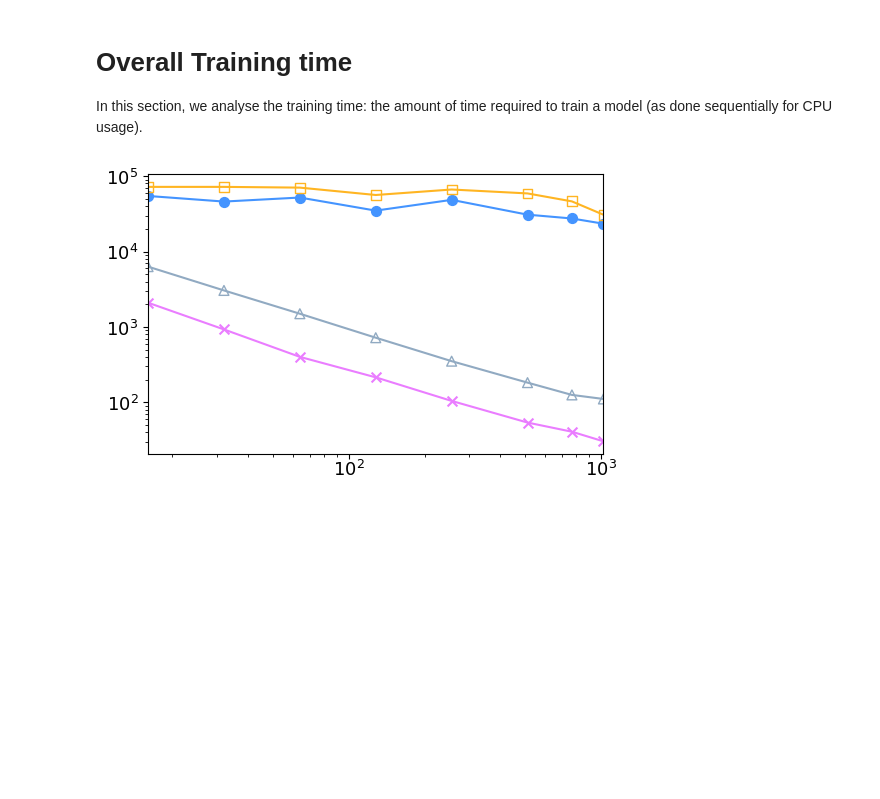
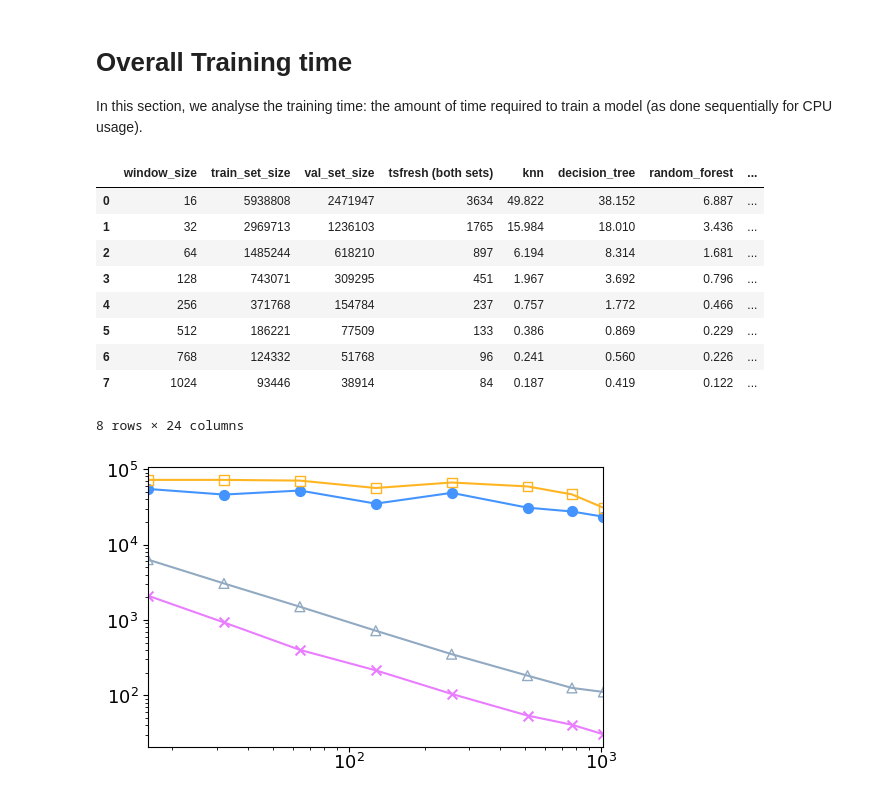
Before and after one commit to boniolp/MSAD, a Jupyter notebook: experiments/execution_time_analysis/execution_time_evaluation.ipynb, the cells around one changed output. Drawn from its saved outputs; the diff is of its cells as text; code cells hidden in the pictures; blank space fills up the shorter version.

```diff
--- a/experiments/execution_time_analysis/execution_time_evaluation.ipynb
+++ b/experiments/execution_time_analysis/execution_time_evaluation.ipynb
@@ -394,6 +396,21 @@ plt.show()
 # Overall Training time
 
 In this section, we analyse the training time: the amount of time required to train a model (as done sequentially for CPU usage).
+# %%
+df_training = pd.read_csv('../../results/execution_time/all_training_time.csv')
+df_training = df_training.drop(labels='Unnamed: 0',  axis=1)
+df_training
+# %% [output]
+|  | window_size | train_set_size | val_set_size | tsfresh (both sets) | knn | decision_tree | random_forest | ... |
+| 0 | 16 | 5938808 | 2471947 | 3634 | 49.822 | 38.152 | 6.887 | ... |
+| 1 | 32 | 2969713 | 1236103 | 1765 | 15.984 | 18.010 | 3.436 | ... |
+| 2 | 64 | 1485244 | 618210 | 897 | 6.194 | 8.314 | 1.681 | ... |
+| 3 | 128 | 743071 | 309295 | 451 | 1.967 | 3.692 | 0.796 | ... |
+| 4 | 256 | 371768 | 154784 | 237 | 0.757 | 1.772 | 0.466 | ... |
+| 5 | 512 | 186221 | 77509 | 133 | 0.386 | 0.869 | 0.229 | ... |
+| 6 | 768 | 124332 | 51768 | 96 | 0.241 | 0.560 | 0.226 | ... |
+| 7 | 1024 | 93446 | 38914 | 84 | 0.187 | 0.419 | 0.122 | ... |
+8 rows × 24 columns
 # %%
 plt.rcParams.update({'font.size': 13})
 
```
Also changed, not shown: parts of 6 cells of this notebook, 2 other files.
